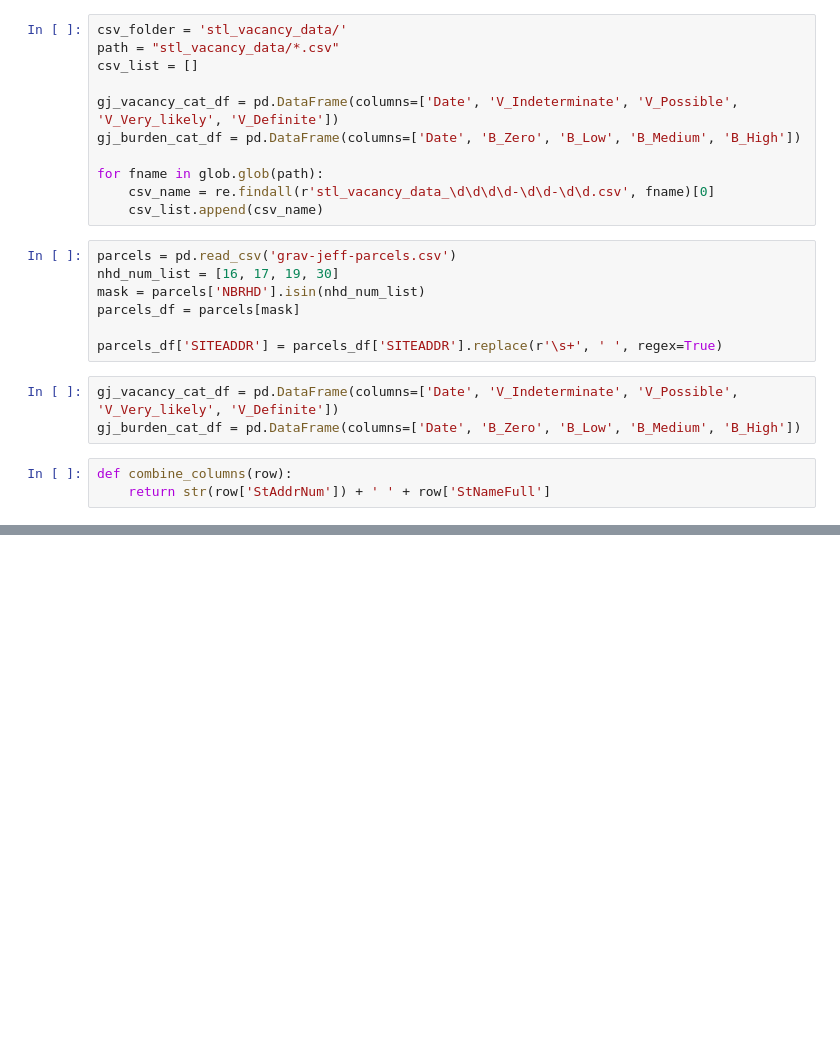
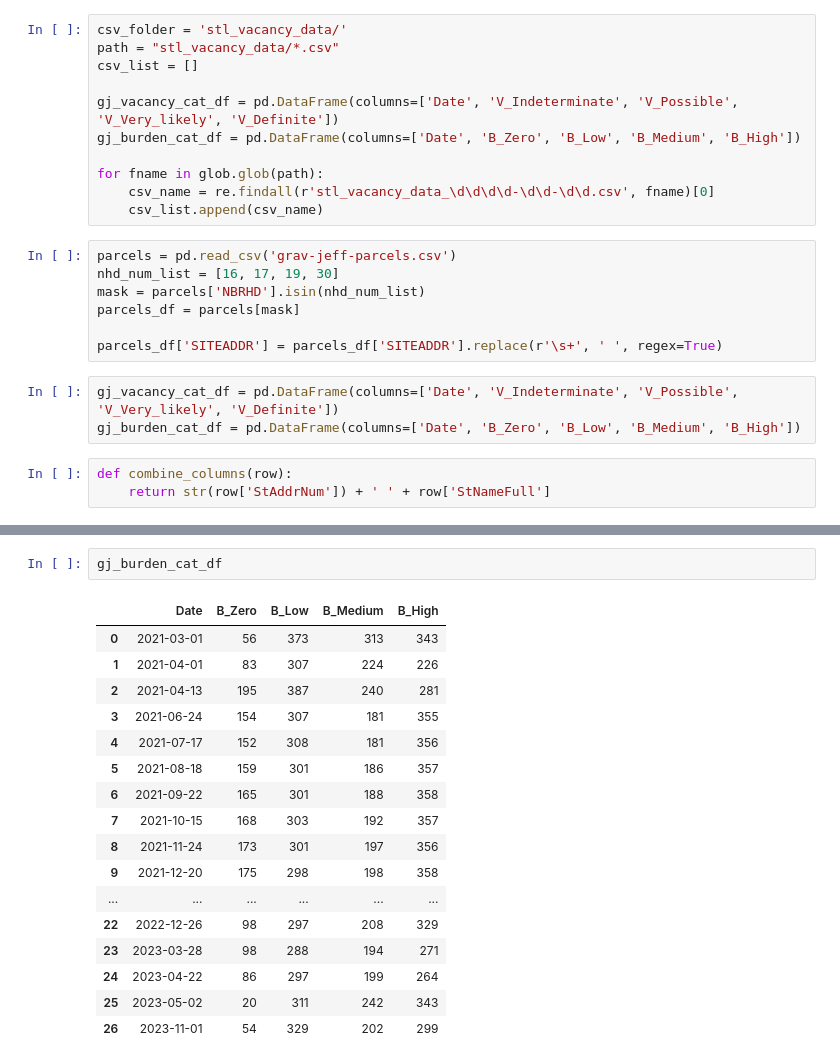
Before and after one commit to luke-lite/Dutchtown, a Jupyter notebook: vacancy_data_agg.ipynb, the cells around one changed output, grey strips where cells are left out. Cells and saved outputs as stored; diff of their text form; blank space fills up the shorter version.

```diff
--- a/vacancy_data_agg.ipynb
+++ b/vacancy_data_agg.ipynb
@@ -166,0 +200,20 @@ NameError: name 'region' is not defined
+# %%
+gj_burden_cat_df
+# %% [output]
+|  | Date | B_Zero | B_Low | B_Medium | B_High |
+| 0 | 2021-03-01 | 56 | 373 | 313 | 343 |
+| 1 | 2021-04-01 | 83 | 307 | 224 | 226 |
+| 2 | 2021-04-13 | 195 | 387 | 240 | 281 |
+| 3 | 2021-06-24 | 154 | 307 | 181 | 355 |
+| 4 | 2021-07-17 | 152 | 308 | 181 | 356 |
+| 5 | 2021-08-18 | 159 | 301 | 186 | 357 |
+| 6 | 2021-09-22 | 165 | 301 | 188 | 358 |
+| 7 | 2021-10-15 | 168 | 303 | 192 | 357 |
+| 8 | 2021-11-24 | 173 | 301 | 197 | 356 |
+| 9 | 2021-12-20 | 175 | 298 | 198 | 358 |
+| ... | ... | ... | ... | ... | ... |
+| 22 | 2022-12-26 | 98 | 297 | 208 | 329 |
+| 23 | 2023-03-28 | 98 | 288 | 194 | 271 |
+| 24 | 2023-04-22 | 86 | 297 | 199 | 264 |
+| 25 | 2023-05-02 | 20 | 311 | 242 | 343 |
+| 26 | 2023-11-01 | 54 | 329 | 202 | 299 |
```
Also changed, not shown: parts of 6 cells of this notebook.
